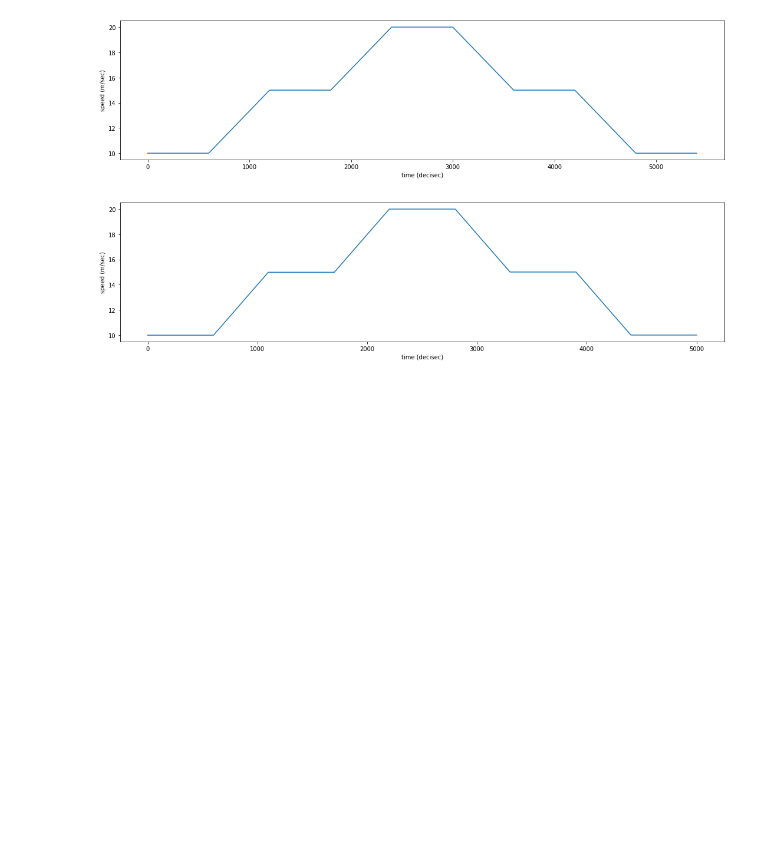
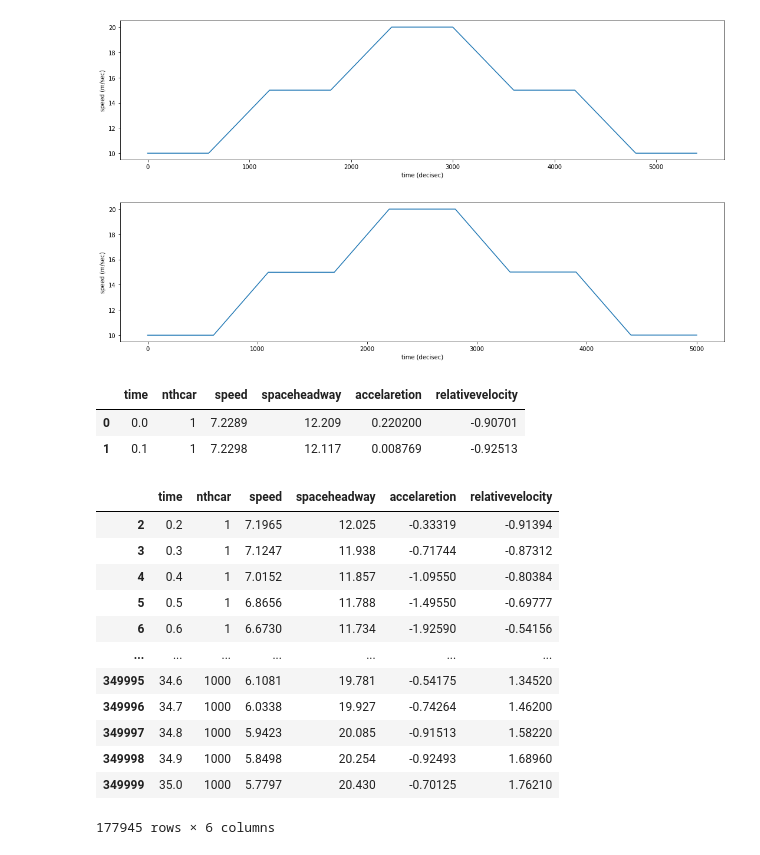
Before and after one commit to m-rafiul-islam/driver-behavior-model, a Jupyter notebook: emperical_data_viz.ipynb, the cells around one changed output. Drawn from its saved outputs; the diff is of its cells as text; code cells hidden in the pictures; blank space fills up the shorter version.

```diff
--- a/emperical_data_viz.ipynb
+++ b/emperical_data_viz.ipynb
@@ -290,3 +291,28 @@ ax.set_ylabel('speed (m/sec)')
 fig.tight_layout()
 # %% [output]
 [figure]
+# %%
+car_data.head(2)
+# %% [output]
+|  | time | nthcar | speed | spaceheadway | accelaretion | relativevelocity |
+| 0 | 0.0 | 1 | 7.2289 | 12.209 | 0.220200 | -0.90701 |
+| 1 | 0.1 | 1 | 7.2298 | 12.117 | 0.008769 | -0.92513 |
+# %%
+car_data_acc = car_data[car_data['accelaretion']>0]
+car_data_dec = car_data[car_data['accelaretion']<0]
+car_data_acc
+car_data_dec
+# %% [output]
+|  | time | nthcar | speed | spaceheadway | accelaretion | relativevelocity |
+| 2 | 0.2 | 1 | 7.1965 | 12.025 | -0.33319 | -0.91394 |
+| 3 | 0.3 | 1 | 7.1247 | 11.938 | -0.71744 | -0.87312 |
+| 4 | 0.4 | 1 | 7.0152 | 11.857 | -1.09550 | -0.80384 |
+| 5 | 0.5 | 1 | 6.8656 | 11.788 | -1.49550 | -0.69777 |
+| 6 | 0.6 | 1 | 6.6730 | 11.734 | -1.92590 | -0.54156 |
+| ... | ... | ... | ... | ... | ... | ... |
+| 349995 | 34.6 | 1000 | 6.1081 | 19.781 | -0.54175 | 1.34520 |
+| 349996 | 34.7 | 1000 | 6.0338 | 19.927 | -0.74264 | 1.46200 |
+| 349997 | 34.8 | 1000 | 5.9423 | 20.085 | -0.91513 | 1.58220 |
+| 349998 | 34.9 | 1000 | 5.8498 | 20.254 | -0.92493 | 1.68960 |
+| 349999 | 35.0 | 1000 | 5.7797 | 20.430 | -0.70125 | 1.76210 |
+177945 rows × 6 columns
```
Also changed, not shown: parts of 12 cells of this notebook.
